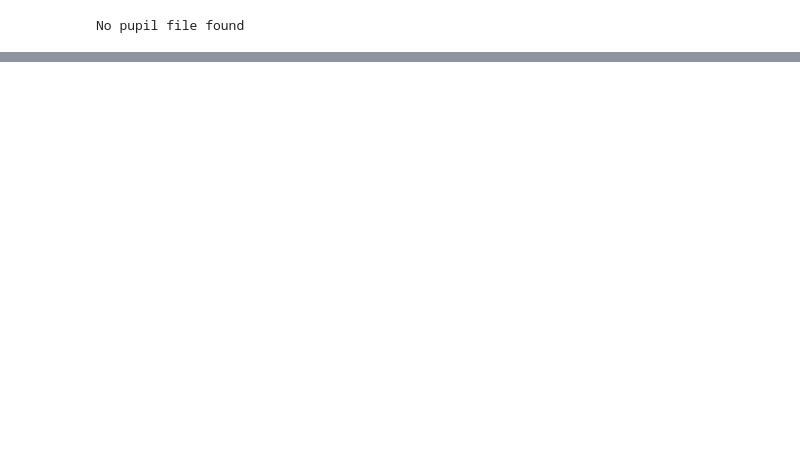
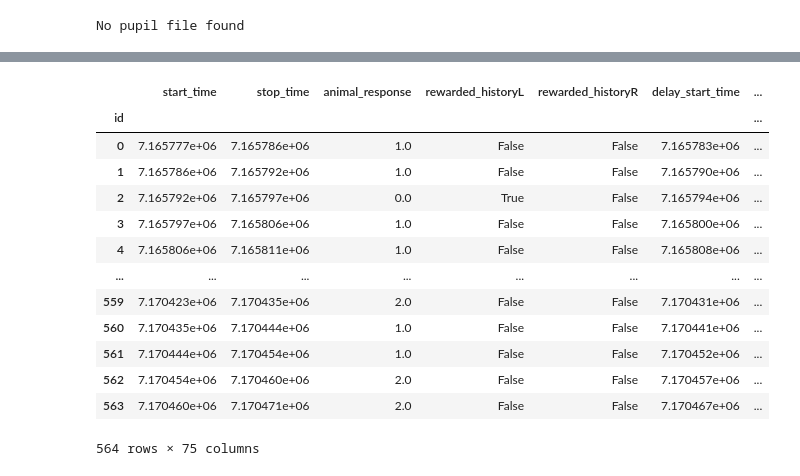
Before and after one commit to AllenNeuralDynamics/aind-beh-ephys-analysis, a Jupyter notebook: code/data_management/test_nwb.ipynb, the cells around one changed output, grey strips where cells are left out. Cells and saved outputs as stored; diff of their text form; code cells hidden in the pictures; blank space fills up the shorter version.

```diff
--- a/code/data_management/test_nwb.ipynb
+++ b/code/data_management/test_nwb.ipynb
@@ -409,0 +543,17 @@ Fields:
+# %%
+nwb.trials.to_dataframe()
+# %% [output]
+|  | start_time | stop_time | animal_response | rewarded_historyL | rewarded_historyR | delay_start_time | ... |
+| id |  |  |  |  |  |  | ... |
+| 0 | 7.165777e+06 | 7.165786e+06 | 1.0 | False | False | 7.165783e+06 | ... |
+| 1 | 7.165786e+06 | 7.165792e+06 | 1.0 | False | False | 7.165790e+06 | ... |
+| 2 | 7.165792e+06 | 7.165797e+06 | 0.0 | True | False | 7.165794e+06 | ... |
+| 3 | 7.165797e+06 | 7.165806e+06 | 1.0 | False | False | 7.165800e+06 | ... |
+| 4 | 7.165806e+06 | 7.165811e+06 | 1.0 | False | False | 7.165808e+06 | ... |
+| ... | ... | ... | ... | ... | ... | ... | ... |
+| 559 | 7.170423e+06 | 7.170435e+06 | 2.0 | False | False | 7.170431e+06 | ... |
+| 560 | 7.170435e+06 | 7.170444e+06 | 1.0 | False | False | 7.170441e+06 | ... |
+| 561 | 7.170444e+06 | 7.170454e+06 | 1.0 | False | False | 7.170452e+06 | ... |
+| 562 | 7.170454e+06 | 7.170460e+06 | 2.0 | False | False | 7.170457e+06 | ... |
+| 563 | 7.170460e+06 | 7.170471e+06 | 2.0 | False | False | 7.170467e+06 | ... |
+564 rows × 75 columns
```
Also changed, not shown: parts of 19 cells of this notebook, 2 other files.
